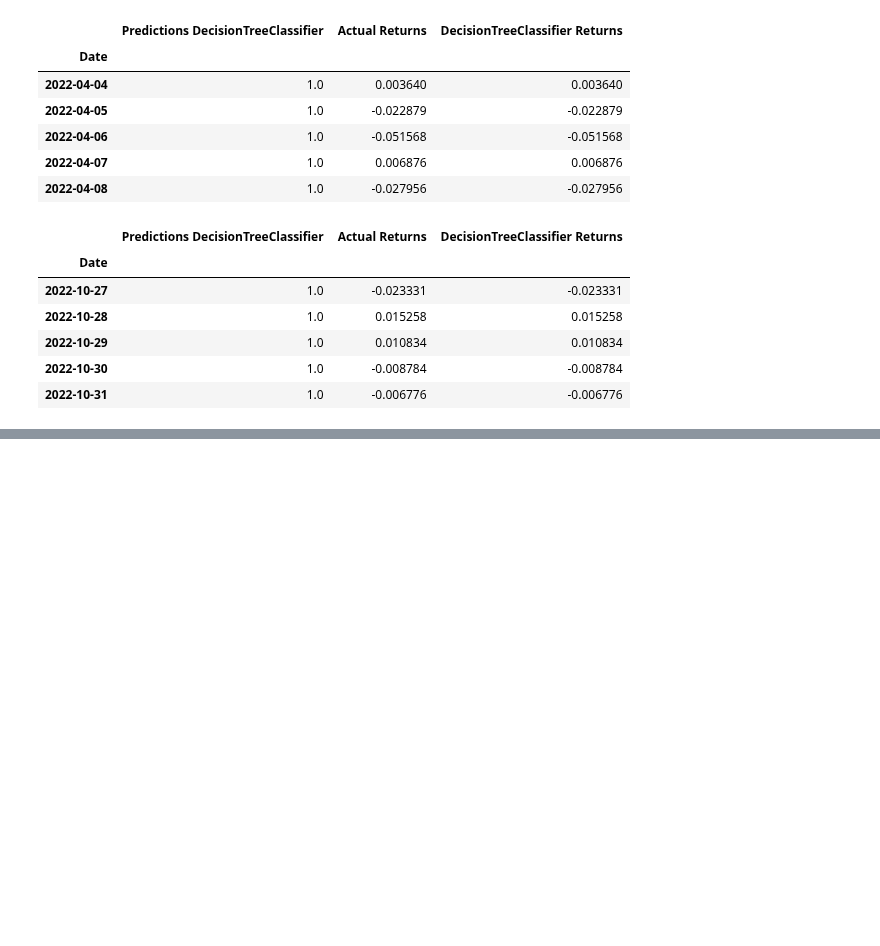
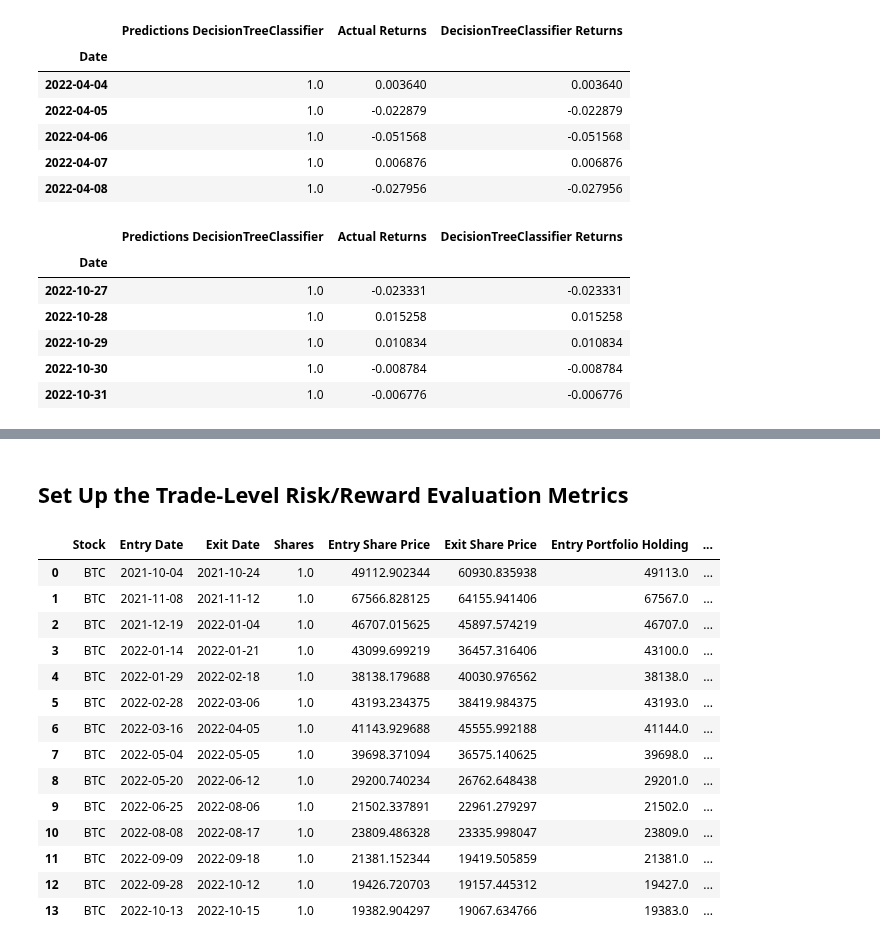
Before and after one commit to RJSMART-11/Project-2-Group-3, a Jupyter notebook: Trading-strategies/Vicky_MACD.ipynb, the cells around one changed output, grey strips where cells are left out. Drawn from its saved outputs; the diff is of its cells as text; code cells hidden in the pictures; blank space fills up the shorter version.

```diff
--- a/Trading-strategies/Vicky_MACD.ipynb
+++ b/Trading-strategies/Vicky_MACD.ipynb
@@ -612,0 +799,65 @@ display(predictions_dt.tail())
+# %% [markdown]
+## Set Up the Trade-Level Risk/Reward Evaluation Metrics
+# %%
+# Initialize trade evaluation DataFrame with columns
+trade_evaluation_df = pd.DataFrame(
+    columns=[
+        "Stock",
+        "Entry Date",
+        "Exit Date",
+        "Shares",
+        "Entry Share Price",
+        "Exit Share Price",
+        "Entry Portfolio Holding",
+        "Exit Portfolio Holding",
+        "Profit/Loss"]
+)
+# %%
+# Loop through signal DataFrame
+# If `Entry/Exit` is 1, set entry trade metrics
+# Else if `Entry/Exit` is -1, set exit trade metrics and calculate profit
+# Then append the record to the trade evaluation DataFrame
+for index, row in signals.iterrows():
+    if row["Entry/Exit"] == 1:
+        entry_date = index
+        entry_portfolio_holding = row["Portfolio Holdings"]
+        share_size = row["Entry/Exit"]
+        entry_share_price = row["Close"]
+
+    elif row["Entry/Exit"] == -1:
+        exit_date = index
+        exit_portfolio_holding = abs(row["Close"] * row["Entry/Exit"])
+        exit_share_price = row["Close"]
+        profit_loss = exit_portfolio_holding - entry_portfolio_holding
+        trade_evaluation_df = trade_evaluation_df.append(
+            {
+                "Stock": security,
+                "Entry Date": entry_date,
+                "Exit Date": exit_date,
+                "Shares": share_size,
+                "Entry Share Price": entry_share_price,
+                "Exit Share Price": exit_share_price,
+                "Entry Portfolio Holding": entry_portfolio_holding,
+                "Exit Portfolio Holding": exit_portfolio_holding,
+                "Profit/Loss": profit_loss
+            },
+            ignore_index=True)
+
+# Print the DataFrame
+trade_evaluation_df
+# %% [output]
+|  | Stock | Entry Date | Exit Date | Shares | Entry Share Price | Exit Share Price | Entry Portfolio Holding | ... |
+| 0 | BTC | 2021-10-04 | 2021-10-24 | 1.0 | 49112.902344 | 60930.835938 | 49113.0 | ... |
+| 1 | BTC | 2021-11-08 | 2021-11-12 | 1.0 | 67566.828125 | 64155.941406 | 67567.0 | ... |
+| 2 | BTC | 2021-12-19 | 2022-01-04 | 1.0 | 46707.015625 | 45897.574219 | 46707.0 | ... |
+| 3 | BTC | 2022-01-14 | 2022-01-21 | 1.0 | 43099.699219 | 36457.316406 | 43100.0 | ... |
+| 4 | BTC | 2022-01-29 | 2022-02-18 | 1.0 | 38138.179688 | 40030.976562 | 38138.0 | ... |
+| 5 | BTC | 2022-02-28 | 2022-03-06 | 1.0 | 43193.234375 | 38419.984375 | 43193.0 | ... |
+| 6 | BTC | 2022-03-16 | 2022-04-05 | 1.0 | 41143.929688 | 45555.992188 | 41144.0 | ... |
+| 7 | BTC | 2022-05-04 | 2022-05-05 | 1.0 | 39698.371094 | 36575.140625 | 39698.0 | ... |
+| 8 | BTC | 2022-05-20 | 2022-06-12 | 1.0 | 29200.740234 | 26762.648438 | 29201.0 | ... |
+| 9 | BTC | 2022-06-25 | 2022-08-06 | 1.0 | 21502.337891 | 22961.279297 | 21502.0 | ... |
+| 10 | BTC | 2022-08-08 | 2022-08-17 | 1.0 | 23809.486328 | 23335.998047 | 23809.0 | ... |
+| 11 | BTC | 2022-09-09 | 2022-09-18 | 1.0 | 21381.152344 | 19419.505859 | 21381.0 | ... |
+| 12 | BTC | 2022-09-28 | 2022-10-12 | 1.0 | 19426.720703 | 19157.445312 | 19427.0 | ... |
+| 13 | BTC | 2022-10-13 | 2022-10-15 | 1.0 | 19382.904297 | 19067.634766 | 19383.0 | ... |
```
Also changed, not shown: parts of 27 cells of this notebook, 4 other files.
